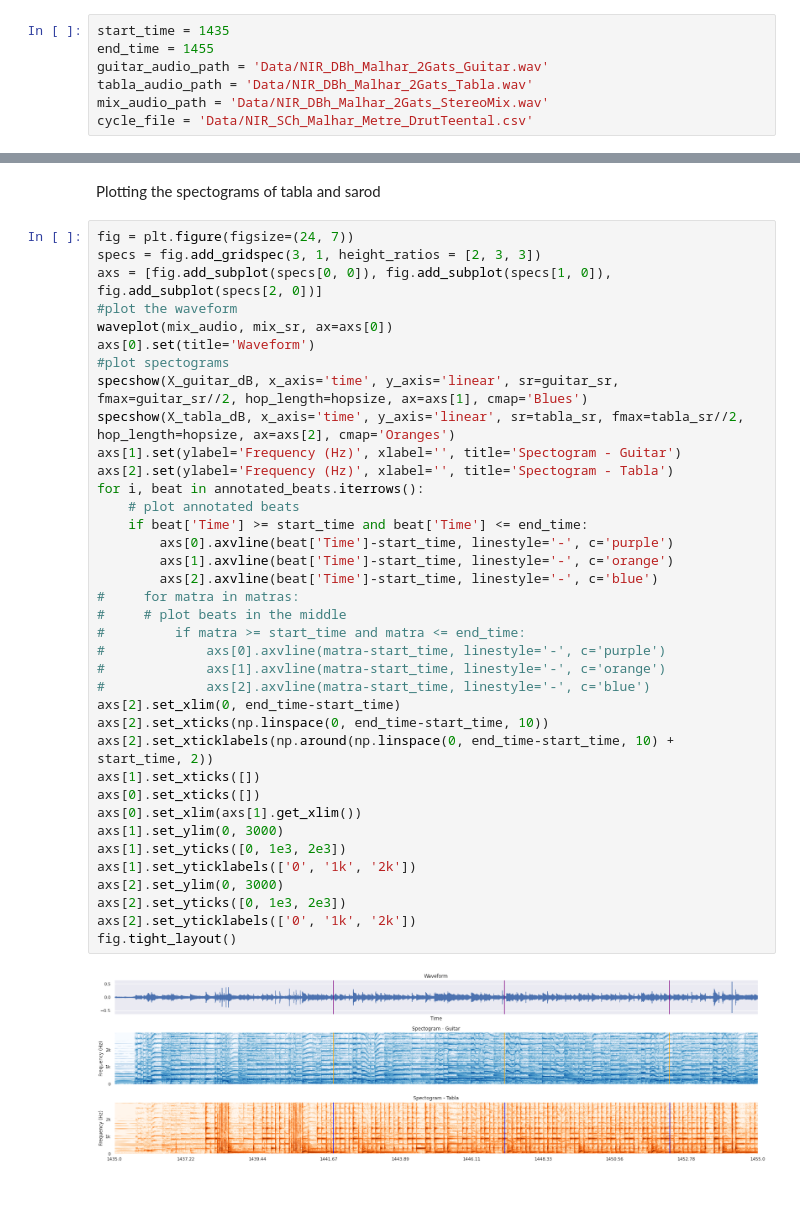
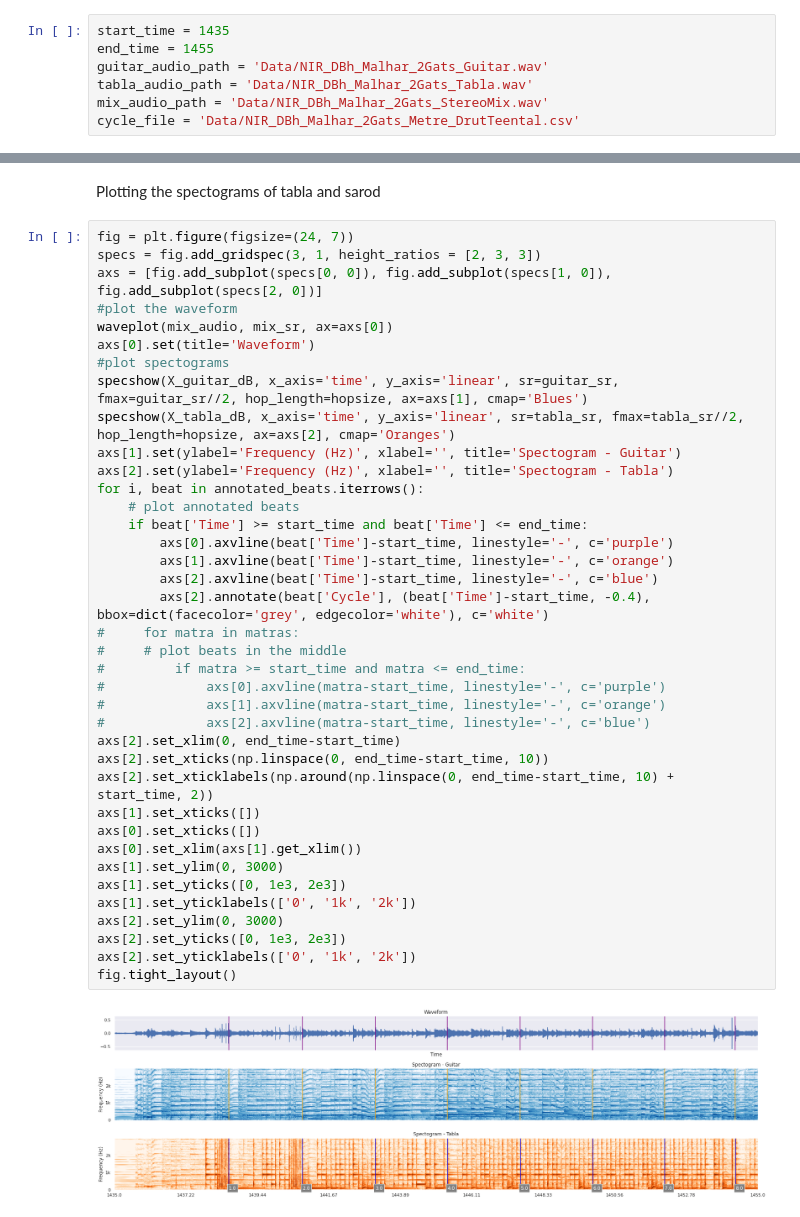
Before and after one commit to snnithya/OSF-Visualisations, a Jupyter notebook: Fig 5/Attempt1.ipynb, the cells around one changed output, grey strips where cells are left out. Cells and saved outputs as stored; diff of their text form.

```diff
--- a/Fig 5/Attempt1.ipynb
+++ b/Fig 5/Attempt1.ipynb
@@ -30,7 +30,7 @@ end_time = 1455
 guitar_audio_path = 'Data/NIR_DBh_Malhar_2Gats_Guitar.wav'
 tabla_audio_path = 'Data/NIR_DBh_Malhar_2Gats_Tabla.wav'
 mix_audio_path = 'Data/NIR_DBh_Malhar_2Gats_StereoMix.wav'
-cycle_file = 'Data/NIR_SCh_Malhar_Metre_DrutTeental.csv'
+cycle_file = 'Data/NIR_DBh_Malhar_2Gats_Metre_DrutTeental.csv'
 # %% [markdown]
 We load only the relevant part of the audio file here. Audio is loaded in mono, and sample rate is unchanged.
 # %%
@@ -75,31 +75,32 @@ axs[0].set(title='Waveform')
 specshow(X_guitar_dB, x_axis='time', y_axis='linear', sr=guitar_sr, fmax=guitar_sr//2, hop_length=hopsize, ax=axs[1], cmap='Blues')
 specshow(X_tabla_dB, x_axis='time', y_axis='linear', sr=tabla_sr, fmax=tabla_sr//2, hop_length=hopsize, ax=axs[2], cmap='Oranges')
 axs[1].set(ylabel='Frequency (Hz)', xlabel='', title='Spectogram - Guitar')
 axs[2].set(ylabel='Frequency (Hz)', xlabel='', title='Spectogram - Tabla')
 for i, beat in annotated_beats.iterrows():
     # plot annotated beats
     if beat['Time'] >= start_time and beat['Time'] <= end_time:
         axs[0].axvline(beat['Time']-start_time, linestyle='-', c='purple')
         axs[1].axvline(beat['Time']-start_time, linestyle='-', c='orange')
         axs[2].axvline(beat['Time']-start_time, linestyle='-', c='blue')
+        axs[2].annotate(beat['Cycle'], (beat['Time']-start_time, -0.4), bbox=dict(facecolor='grey', edgecolor='white'), c='white')
 #     for matra in matras:
 #     # plot beats in the middle
 #         if matra >= start_time and matra <= end_time:
 #             axs[0].axvline(matra-start_time, linestyle='-', c='purple')
 #             axs[1].axvline(matra-start_time, linestyle='-', c='orange')
 #             axs[2].axvline(matra-start_time, linestyle='-', c='blue')
 axs[2].set_xlim(0, end_time-start_time)
 axs[2].set_xticks(np.linspace(0, end_time-start_time, 10))
 axs[2].set_xticklabels(np.around(np.linspace(0, end_time-start_time, 10) + start_time, 2))
 axs[1].set_xticks([])
 axs[0].set_xticks([])
 axs[0].set_xlim(axs[1].get_xlim())
 axs[1].set_ylim(0, 3000)
 axs[1].set_yticks([0, 1e3, 2e3])
 axs[1].set_yticklabels(['0', '1k', '2k'])
 axs[2].set_ylim(0, 3000)
 axs[2].set_yticks([0, 1e3, 2e3])
 axs[2].set_yticklabels(['0', '1k', '2k'])
 fig.tight_layout()
 # %% [output]
-[figure, old version]
+[figure, new version]
```
Also changed, not shown: 7 other files.
